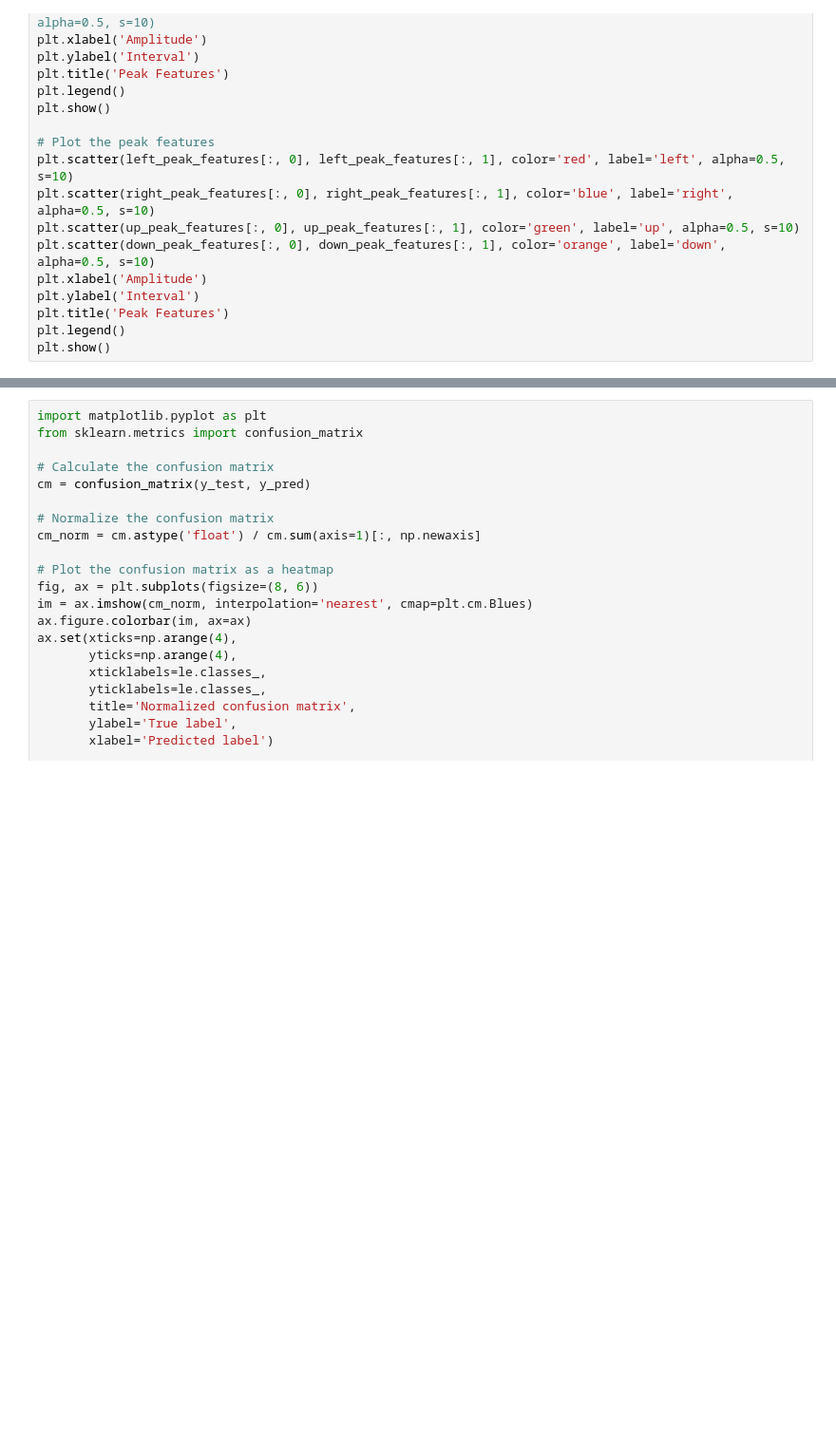
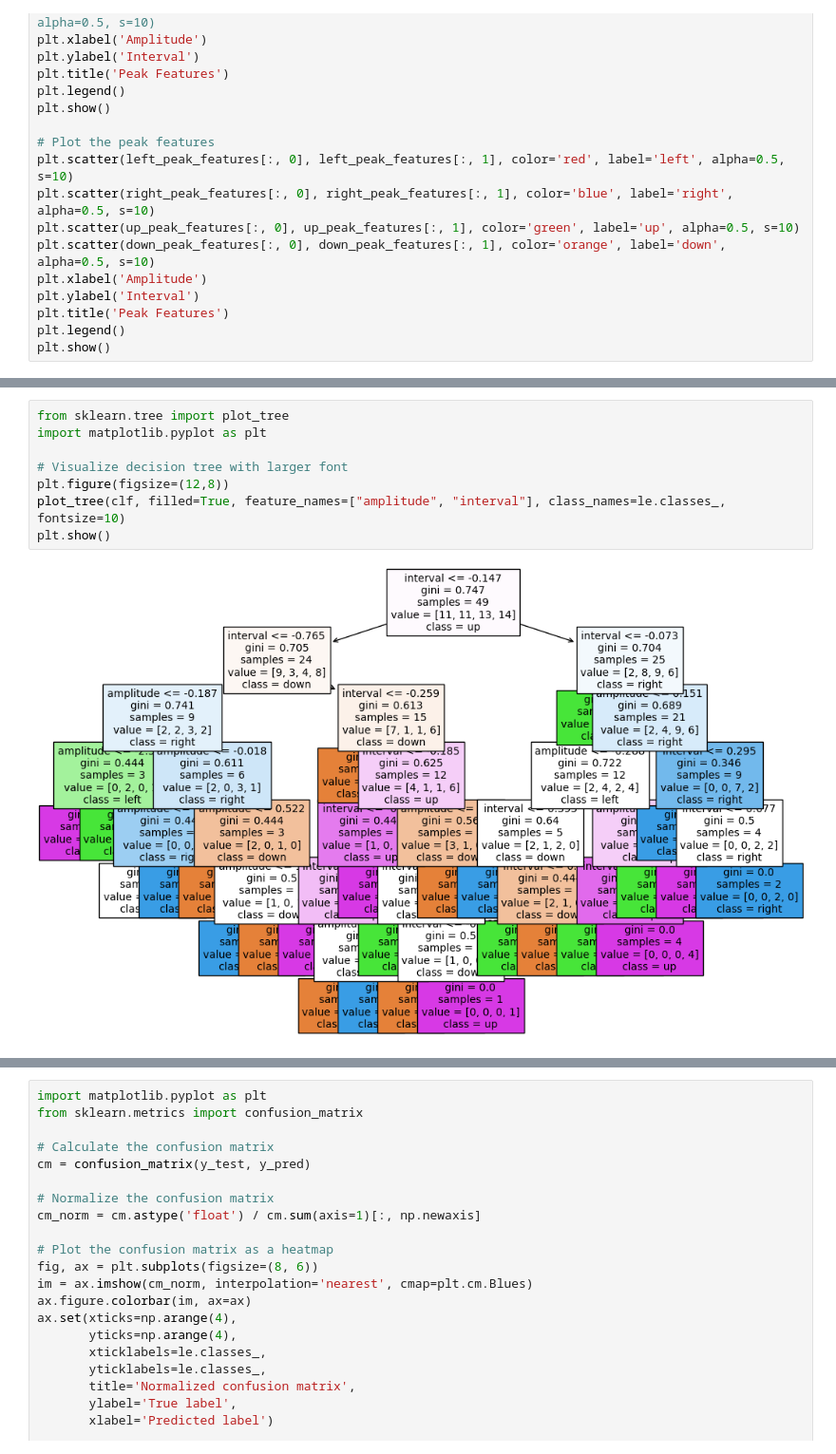
Before and after one commit to shreeshkarjagi/Senior-Capstone, a Jupyter notebook: lstm.ipynb, the cells around one changed output, grey strips where cells are left out. Shown at 95% size. Drawn from its saved outputs; the diff is of its cells as text; blank space fills up the shorter version.

```diff
--- a/lstm.ipynb
+++ b/lstm.ipynb
@@ -553,0 +549,10 @@ Mean Squared Error: 3.83
+# %%
+from sklearn.tree import plot_tree
+import matplotlib.pyplot as plt
+
+# Visualize decision tree with larger font
+plt.figure(figsize=(12,8))
+plot_tree(clf, filled=True, feature_names=["amplitude", "interval"], class_names=le.classes_, fontsize=10)
+plt.show()
+# %% [output]
+[figure, added]
```
Also changed, not shown: parts of 9 cells of this notebook, 2 other files.
